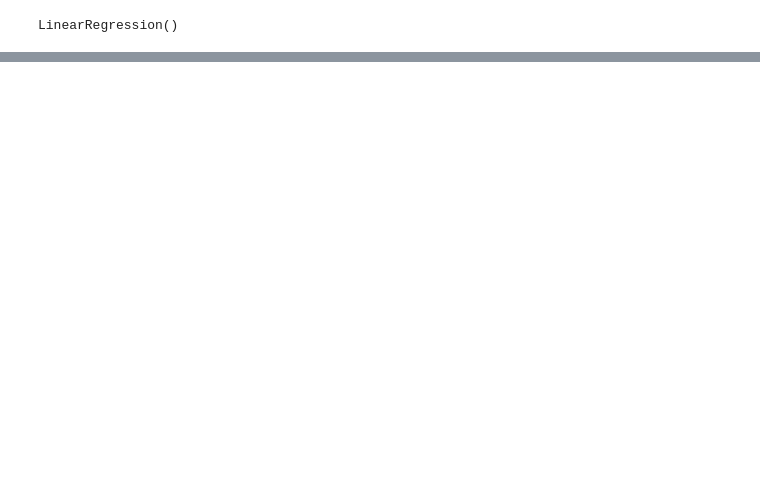
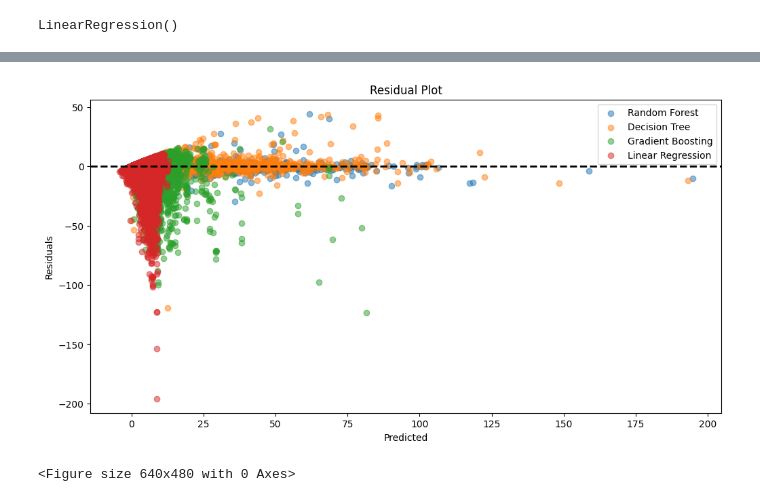
Before and after one commit to gulzerr/migratory-birds-pattern, a Jupyter notebook: src/birdDensity.ipynb, the cells around one changed output, grey strips where cells are left out. Saved outputs shown, nothing was run; the diff lists cells and outputs as text; code cells hidden in the pictures; blank space fills up the shorter version.

Commit message:
feat: final result of test data

```diff
--- a/src/birdDensity.ipynb
+++ b/src/birdDensity.ipynb
@@ -19,3 +20,18 @@ rf_reg = RandomForestRegressor(n_estimators=100)
+# %%
+# preprocess data
+
+def preprocess_data(df):
+    # Convert 'NA' to np.nan for all columns
+    df.replace('NA', np.nan, inplace=True)
+
+    # Convert all columns to numeric, coercing errors to NaN
+    df = df.apply(pd.to_numeric, errors='coerce')
+
+    # Fill missing values in each column with the column's median
+    for col in df.columns:
+        df[col].fillna(df[col].median(), inplace=True)
+
+    return df
 # %%
 # Load the dataset (assuming you have a CSV file with 'datetime' and 'temperature' columns)
 springData = pd.read_csv("../datasets/springData.csv")
@@ -129,0 +218,10 @@ is:  6.424712918050001  birds/km^2
+# %%
+dtModel = load('../models/decTree_full.joblib')
+gbrModel = load('../models/GBR_full.joblib')
+linearModel = load('../models/linearReg_full.joblib')
+rfModel = load('../models/rf_reg_full.joblib')
+
+dt_pred = dtModel.predict(X_test_scaled)
+gbr_pred = gbrModel.predict(X_test_scaled)
+linear_pred = linearModel.predict(X_test_scaled)
+rf_pred = rfModel.predict(X_test_scaled)
@@ -129,0 +247,19 @@ is:  6.424712918050001  birds/km^2
+# %%
+plt.figure(figsize=(12, 6))
+
+# Example for Random Forest
+plt.scatter(rf_pred, rf_pred - y_test, label='Random Forest', alpha=0.5)
+plt.scatter(dt_pred, dt_pred - y_test, label='Decision Tree', alpha=0.5)
+plt.scatter(gbr_pred, gbr_pred - y_test, label='Gradient Boosting', alpha=0.5)
+plt.scatter(linear_pred, linear_pred - y_test, label='Linear Regression', alpha=0.5)
+
+plt.axhline(y=0, color='black', linestyle='--', lw=2)
+plt.xlabel('Predicted')
+plt.ylabel('Residuals')
+plt.title('Residual Plot')
+plt.legend()
+plt.show()
+plt.savefig('../output-results/residualPlot.png')
+# %% [output]
+[figure, added]
+<Figure size 640x480 with 0 Axes>
```
Also changed, not shown: parts of 23 cells of this notebook, 14 other files.
